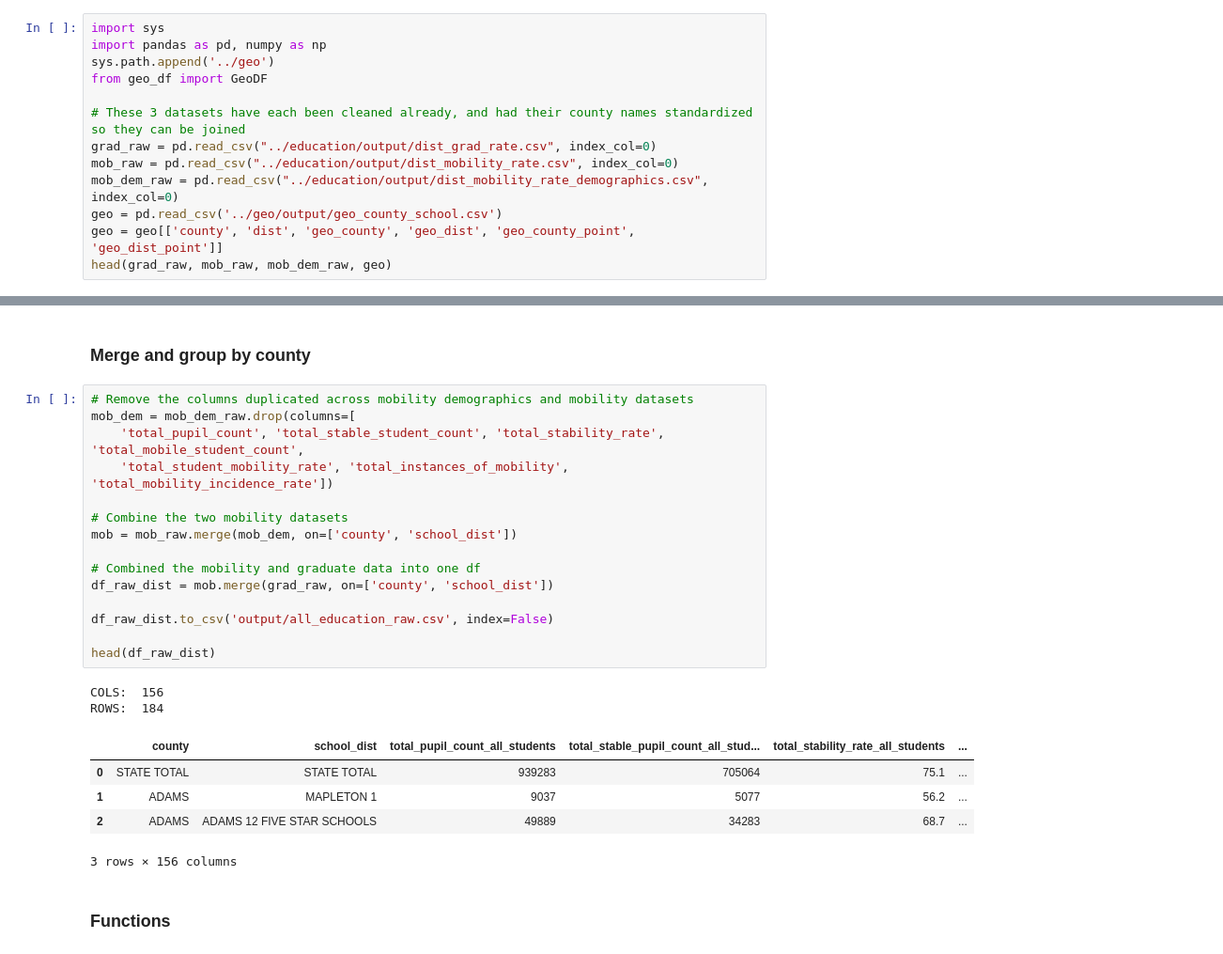
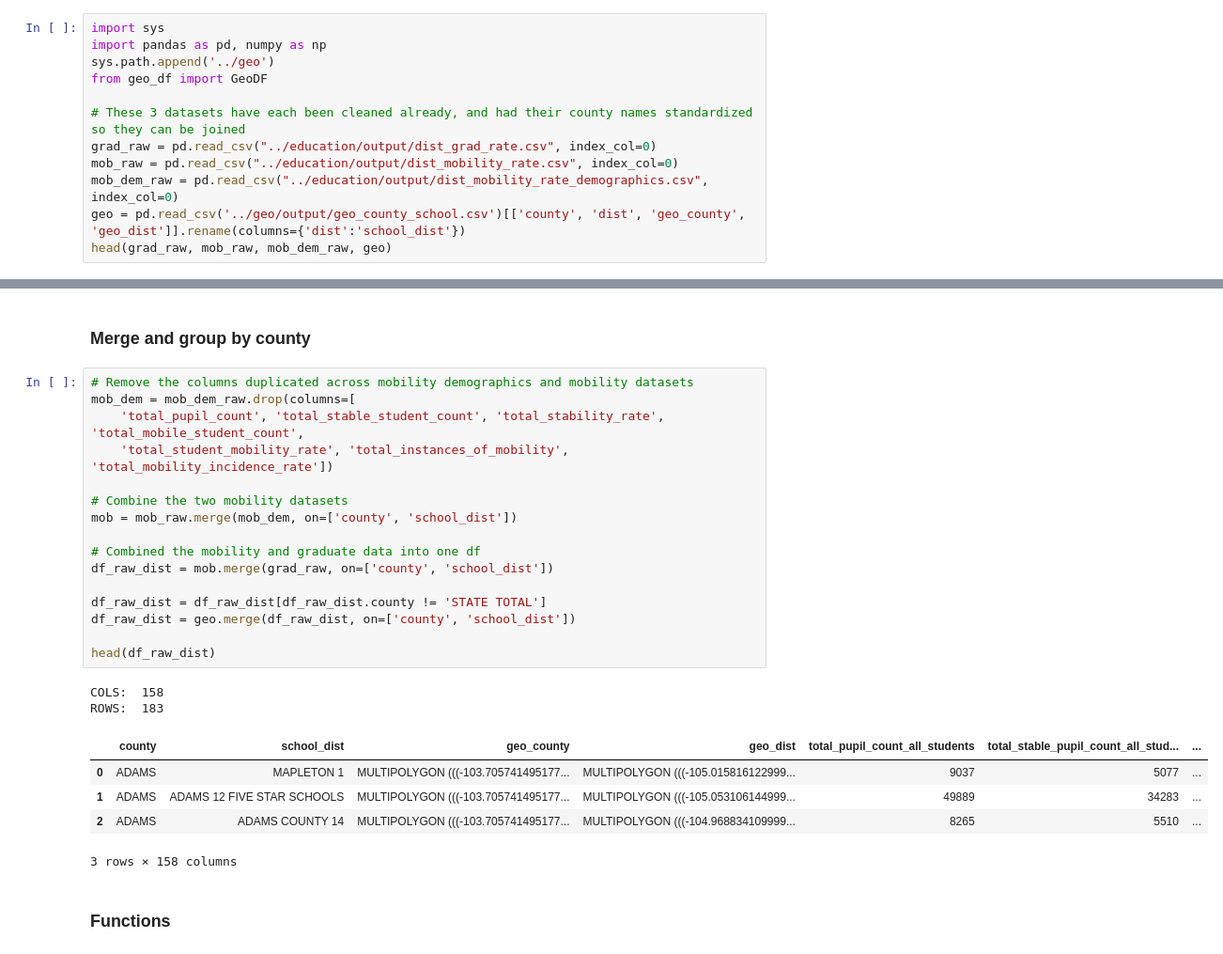
Before and after one commit to bia-capstone/crime, a Jupyter notebook: prepared_data/combined/all_education_by_county.ipynb, the cells around one changed output, grey strips where cells are left out. Shown: that part at 94% size. Cells and saved outputs as stored; diff of their text form.

```diff
--- a/prepared_data/combined/all_education_by_county.ipynb
+++ b/prepared_data/combined/all_education_by_county.ipynb
@@ -77,8 +77,7 @@ from geo_df import GeoDF
 grad_raw = pd.read_csv("../education/output/dist_grad_rate.csv", index_col=0)
 mob_raw = pd.read_csv("../education/output/dist_mobility_rate.csv", index_col=0)
 mob_dem_raw = pd.read_csv("../education/output/dist_mobility_rate_demographics.csv", index_col=0)
-geo = pd.read_csv('../geo/output/geo_county_school.csv')
-geo = geo[['county', 'dist', 'geo_county', 'geo_dist', 'geo_county_point', 'geo_dist_point']]
+geo = pd.read_csv('../geo/output/geo_county_school.csv')[['county', 'dist', 'geo_county', 'geo_dist']].rename(columns={'dist':'school_dist'})
 head(grad_raw, mob_raw, mob_dem_raw, geo)
 # %% [output]
 COLS:  37
@@ -113,26 +112,27 @@ ROWS:  183
 # %%
 # Remove the columns duplicated across mobility demographics and mobility datasets
 mob_dem = mob_dem_raw.drop(columns=[
     'total_pupil_count', 'total_stable_student_count', 'total_stability_rate', 'total_mobile_student_count',
     'total_student_mobility_rate', 'total_instances_of_mobility', 'total_mobility_incidence_rate'])
 
 # Combine the two mobility datasets
 mob = mob_raw.merge(mob_dem, on=['county', 'school_dist'])
 
 # Combined the mobility and graduate data into one df
 df_raw_dist = mob.merge(grad_raw, on=['county', 'school_dist'])
 
-df_raw_dist.to_csv('output/all_education_raw.csv', index=False)
+df_raw_dist = df_raw_dist[df_raw_dist.county != 'STATE TOTAL']
+df_raw_dist = geo.merge(df_raw_dist, on=['county', 'school_dist'])
 
 head(df_raw_dist)
 # %% [output]
-COLS:  156
-ROWS:  184
+COLS:  158
+ROWS:  183
-|  | county | school_dist | total_pupil_count_all_students | total_stable_pupil_count_all_stud... | total_stability_rate_all_students | ... |
-| 0 | STATE TOTAL | STATE TOTAL | 939283 | 705064 | 75.1 | ... |
-| 1 | ADAMS | MAPLETON 1 | 9037 | 5077 | 56.2 | ... |
-| 2 | ADAMS | ADAMS 12 FIVE STAR SCHOOLS | 49889 | 34283 | 68.7 | ... |
+|  | county | school_dist | geo_county | geo_dist | total_pupil_count_all_students | total_stable_pupil_count_all_stud... | ... |
+| 0 | ADAMS | MAPLETON 1 | MULTIPOLYGON (((-103.705741495177... | MULTIPOLYGON (((-105.015816122999... | 9037 | 5077 | ... |
+| 1 | ADAMS | ADAMS 12 FIVE STAR SCHOOLS | MULTIPOLYGON (((-103.705741495177... | MULTIPOLYGON (((-105.053106144999... | 49889 | 34283 | ... |
+| 2 | ADAMS | ADAMS COUNTY 14 | MULTIPOLYGON (((-103.705741495177... | MULTIPOLYGON (((-104.968834109999... | 8265 | 5510 | ... |
-3 rows × 156 columns
+3 rows × 158 columns
 # %% [markdown]
 ### Functions
 # %%
```
Also changed, not shown: parts of 4 cells of this notebook, 30 other files.
